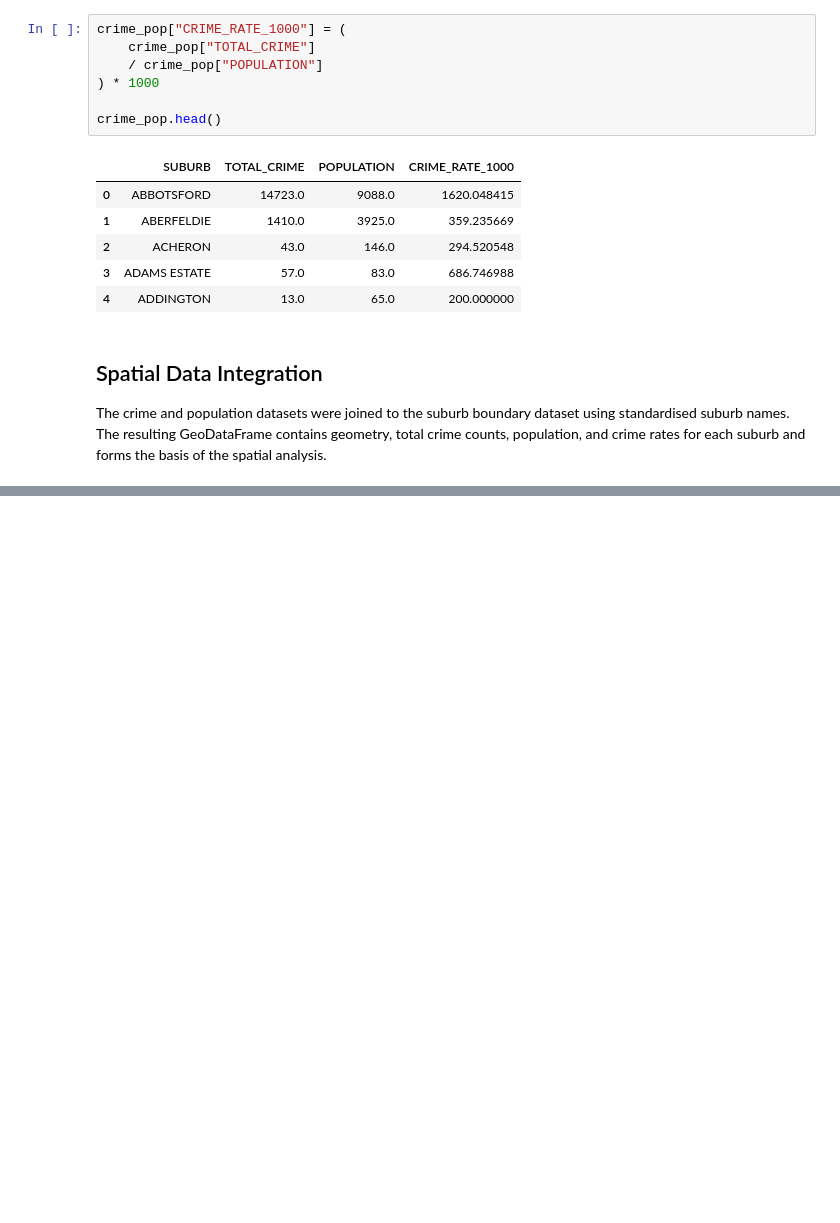
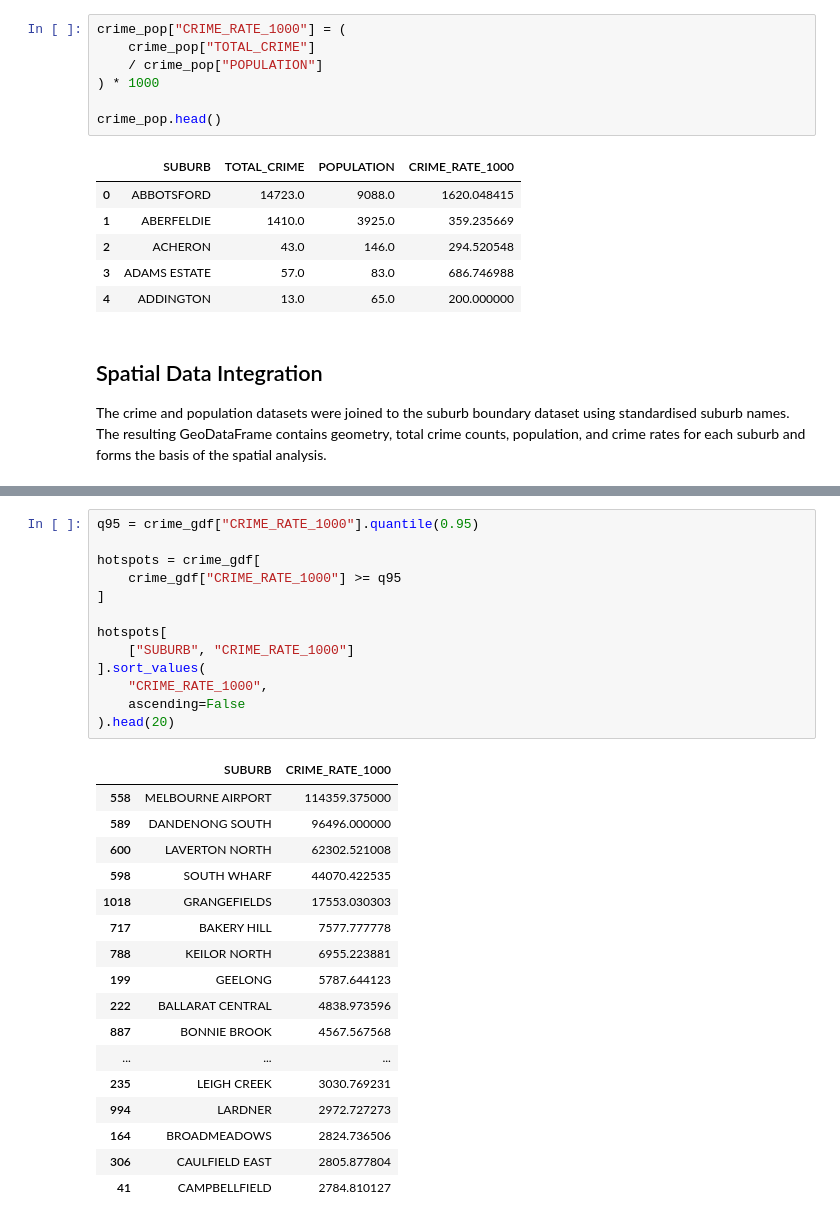
Before and after one commit to University-of-Tasmania-GPSS/AT3_Group10_2026, a Jupyter notebook: AT3.ipynb, the cells around one changed output, grey strips where cells are left out. Drawn from its saved outputs; the diff is of its cells as text; blank space fills up the shorter version.

```diff
--- a/AT3.ipynb
+++ b/AT3.ipynb
@@ -294,0 +318,31 @@ crime_gdf.head()
+# %%
+q95 = crime_gdf["CRIME_RATE_1000"].quantile(0.95)
+
+hotspots = crime_gdf[
+    crime_gdf["CRIME_RATE_1000"] >= q95
+]
+
+hotspots[
+    ["SUBURB", "CRIME_RATE_1000"]
+].sort_values(
+    "CRIME_RATE_1000",
+    ascending=False
+).head(20)
+# %% [output]
+|  | SUBURB | CRIME_RATE_1000 |
+| 558 | MELBOURNE AIRPORT | 114359.375000 |
+| 589 | DANDENONG SOUTH | 96496.000000 |
+| 600 | LAVERTON NORTH | 62302.521008 |
+| 598 | SOUTH WHARF | 44070.422535 |
+| 1018 | GRANGEFIELDS | 17553.030303 |
+| 717 | BAKERY HILL | 7577.777778 |
+| 788 | KEILOR NORTH | 6955.223881 |
+| 199 | GEELONG | 5787.644123 |
+| 222 | BALLARAT CENTRAL | 4838.973596 |
+| 887 | BONNIE BROOK | 4567.567568 |
+| ... | ... | ... |
+| 235 | LEIGH CREEK | 3030.769231 |
+| 994 | LARDNER | 2972.727273 |
+| 164 | BROADMEADOWS | 2824.736506 |
+| 306 | CAULFIELD EAST | 2805.877804 |
+| 41 | CAMPBELLFIELD | 2784.810127 |
```
Also changed, not shown: parts of 12 cells of this notebook.
